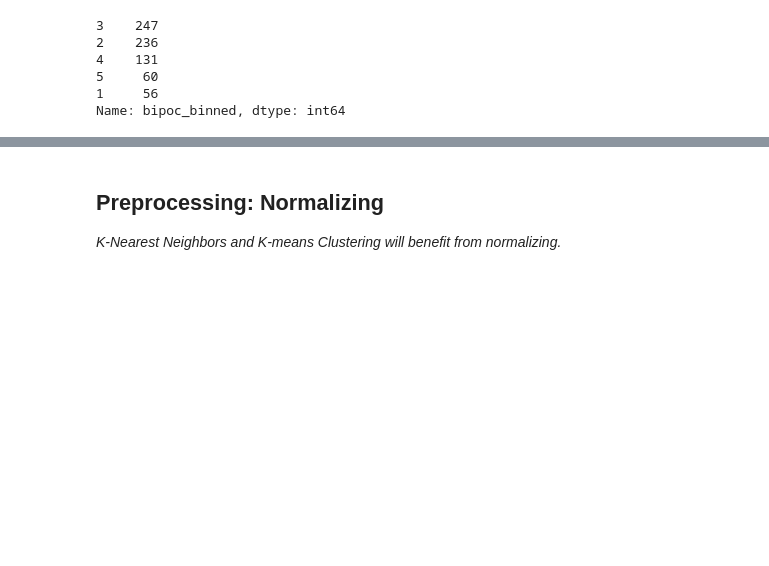
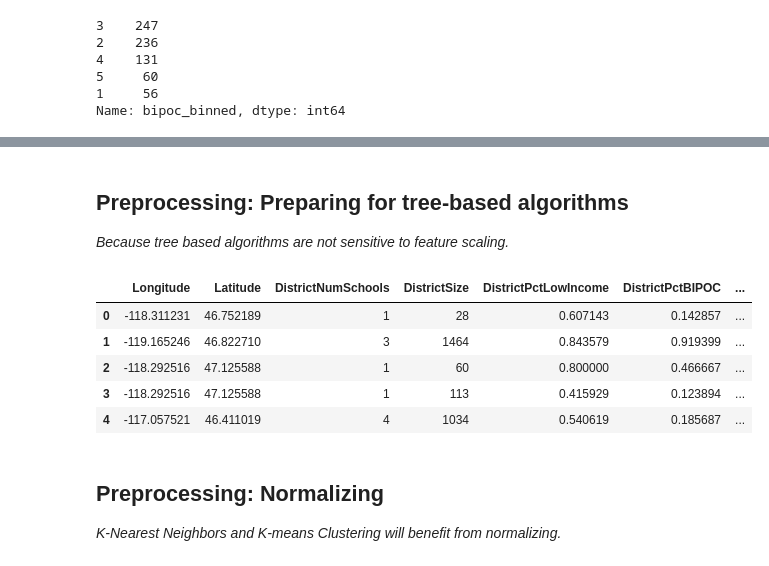
Before and after one commit to brinkbrink/WA_CS_v2, a Jupyter notebook: SchoolAnalysis.ipynb, the cells around one changed output, grey strips where cells are left out. Drawn from its saved outputs; the diff is of its cells as text; code cells hidden in the pictures; blank space fills up the shorter version.

```diff
--- a/SchoolAnalysis.ipynb
+++ b/SchoolAnalysis.ipynb
@@ -307,0 +313,3 @@ prep_for_tree =
+# %% [markdown]
+## Preprocessing: Preparing for tree-based algorithms
+*Because tree based algorithms are not sensitive to feature scaling.*
@@ -308,3 +319,12 @@ prep_for_tree =
+# %%
+df_for_tree.head()
+# %% [output]
+|  | Longitude | Latitude | DistrictNumSchools | DistrictSize | DistrictPctLowIncome | DistrictPctBIPOC | ... |
+| 0 | -118.311231 | 46.752189 | 1 | 28 | 0.607143 | 0.142857 | ... |
+| 1 | -119.165246 | 46.822710 | 3 | 1464 | 0.843579 | 0.919399 | ... |
+| 2 | -118.292516 | 47.125588 | 1 | 60 | 0.800000 | 0.466667 | ... |
+| 3 | -118.292516 | 47.125588 | 1 | 113 | 0.415929 | 0.123894 | ... |
+| 4 | -117.057521 | 46.411019 | 4 | 1034 | 0.540619 | 0.185687 | ... |
 # %% [markdown]
 ## Preprocessing: Normalizing
 *K-Nearest Neighbors and K-means Clustering will benefit from normalizing.*
```
Also changed, not shown: parts of 20 cells of this notebook.
